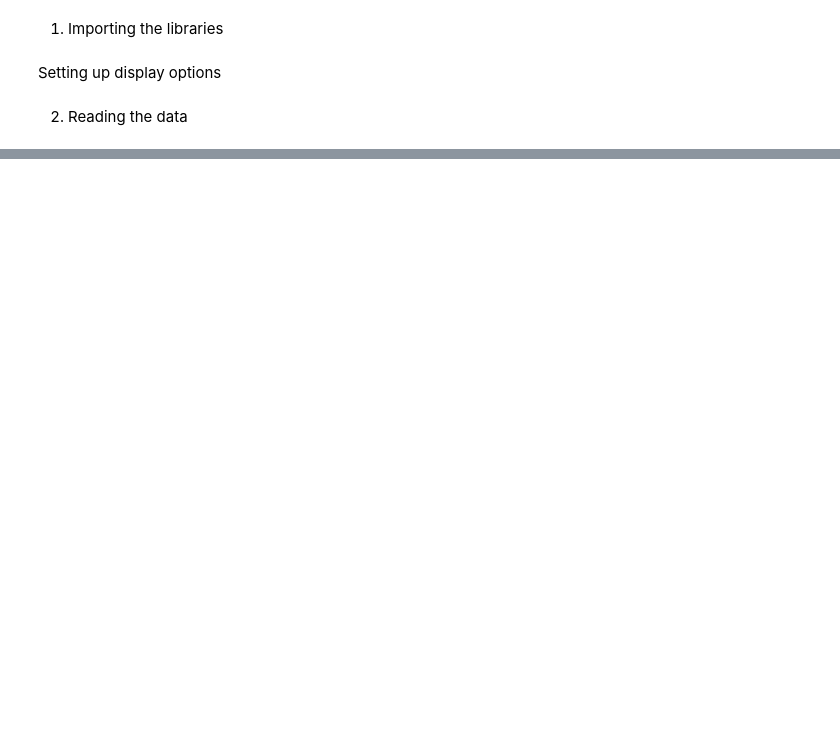
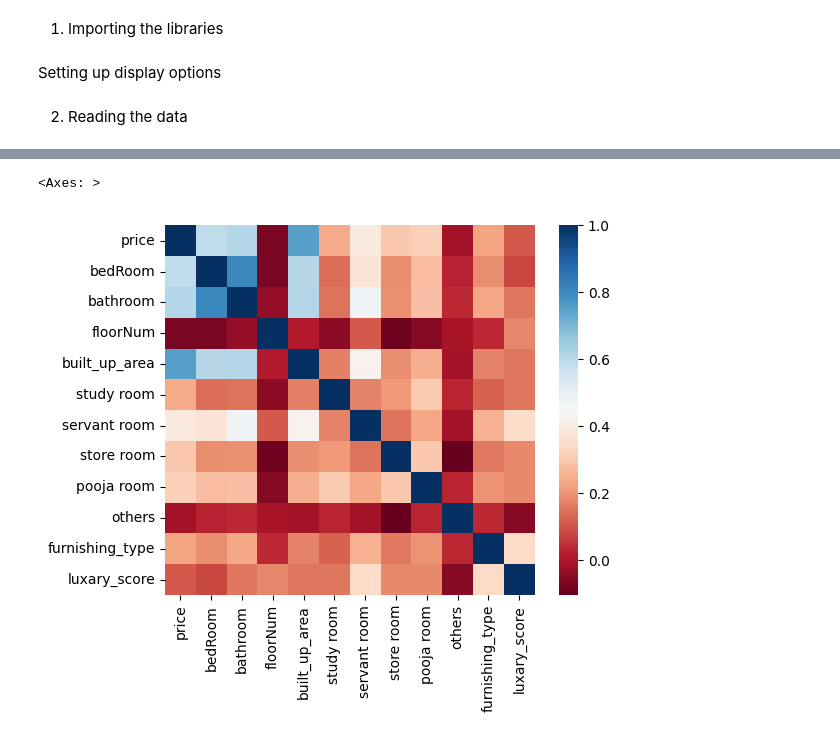
Before and after one commit to abhishek-saurav/real_estate_project, a Jupyter notebook: notebooks/feature_selection_engineering.ipynb, the cells around one changed output, grey strips where cells are left out. Drawn from its saved outputs; the diff is of its cells as text; code cells hidden in the pictures; blank space fills up the shorter version.

```diff
--- a/notebooks/feature_selection_engineering.ipynb
+++ b/notebooks/feature_selection_engineering.ipynb
@@ -29,0 +30,9 @@ data.sample(3)
+# %%
+train_df = data.drop(columns = ['society', 'price_per_sq_ft'])
+# %%
+sns.heatmap(train_df.corr(numeric_only= True),
+            square= True,
+            cmap= "RdBu")
+# %% [output]
+<Axes: >
+[figure, added]
```
Also changed, not shown: parts of 51 cells of this notebook, 8 other files.
